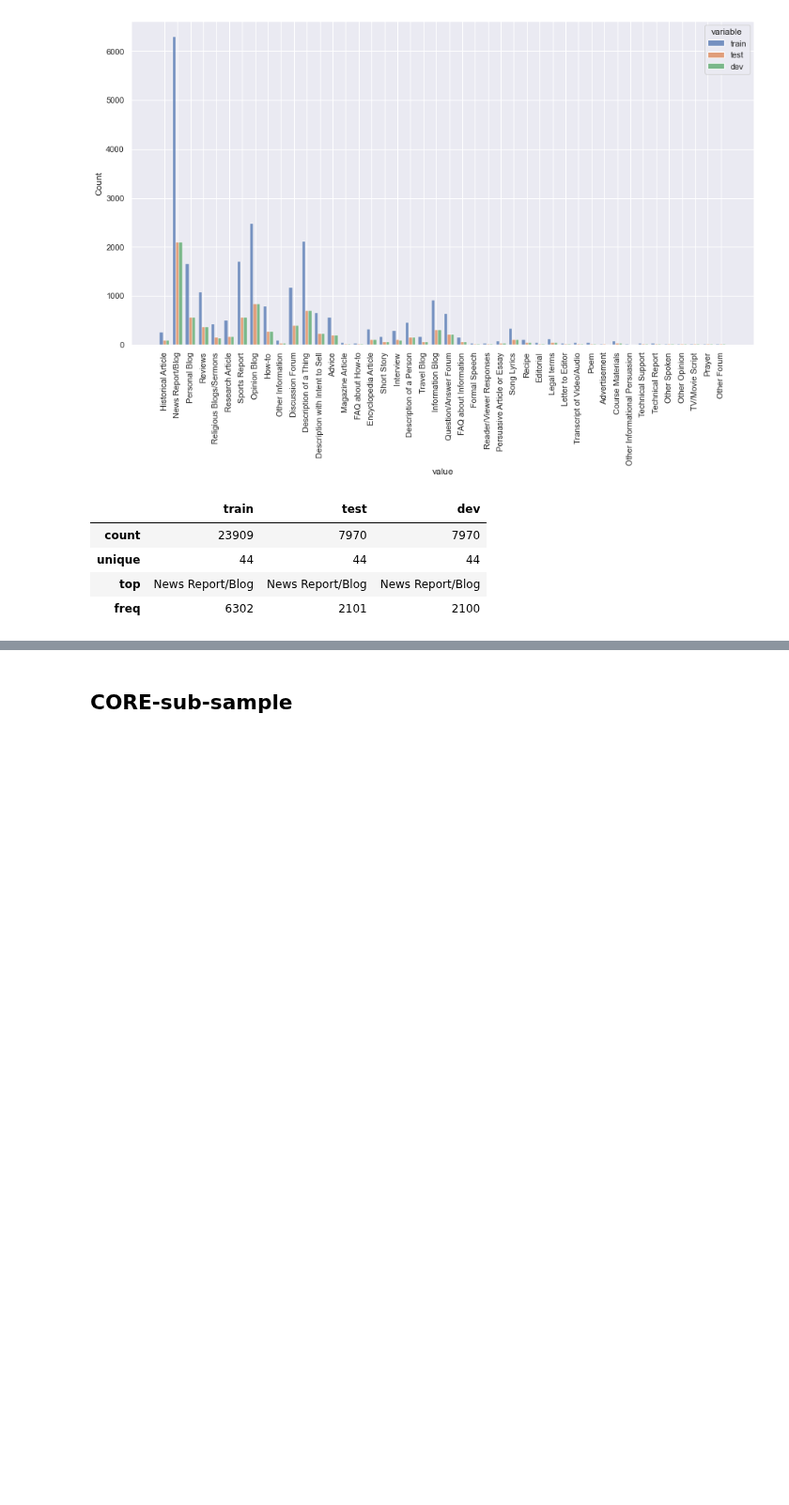
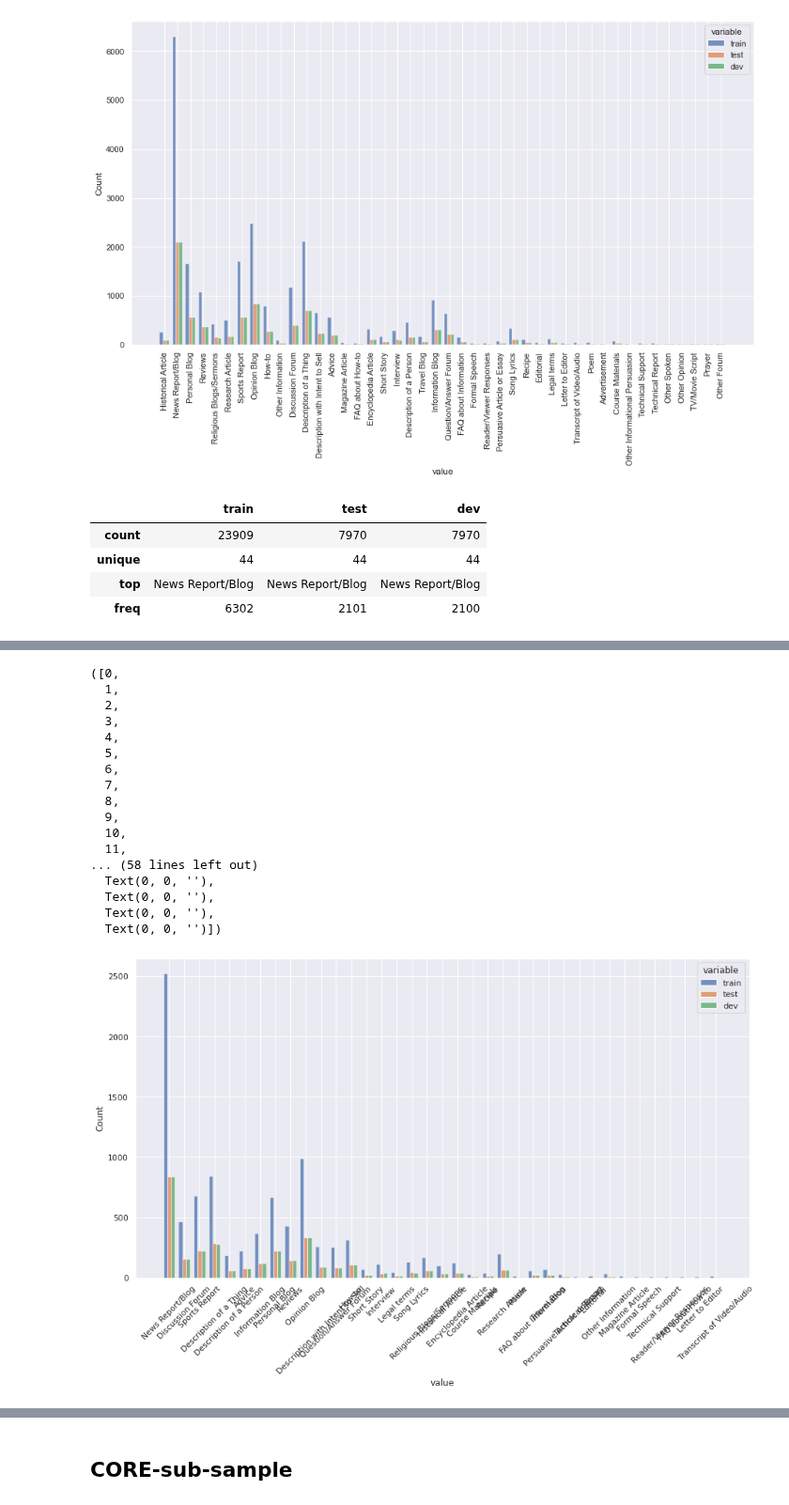
Before and after one commit to TajaKuzman/Genre-Datasets-Comparison, a Jupyter notebook: data-preparation-code/1-Data-Preparation-CORE.ipynb, the cells around one changed output, grey strips where cells are left out. Shown at 94% size. Cells and saved outputs as stored; diff of their text form; code cells hidden in the pictures; blank space fills up the shorter version.

```diff
--- a/data-preparation-code/1-Data-Preparation-CORE.ipynb
+++ b/data-preparation-code/1-Data-Preparation-CORE.ipynb
@@ -775,0 +783,4 @@ dev.to_csv("data/CORE-sub-dev.csv")
+# %%
+# Merge the two datasets
+new_split_sub = pd.concat([sub_test, sub_dev])
+new_split_sub
@@ -775,0 +801,8 @@ dev.to_csv("data/CORE-sub-dev.csv")
+# %%
+# Discard labels with less than 10 instances
+discarded_labels = ["Other Informational Persuasion", "Advertisement", "Prayer", "Other Spoken", "Other Forum", "Other Opinion", "TV/Movie Script"]
+
+for i in discarded_labels:
+    new_split_sub = new_split_sub[new_split_sub["labels"] != i]
+
+new_split_sub.labels.value_counts()
@@ -775,0 +857,40 @@ dev.to_csv("data/CORE-sub-dev.csv")
+# %%
+# Split the dataset (stratified split according to the label)
+from sklearn.model_selection import train_test_split
+train, devtest = train_test_split(new_split_sub, test_size=0.4, random_state=42, shuffle = True, stratify = new_split_sub.labels)
+# %%
+test, dev = train_test_split(devtest, test_size=0.5, random_state=42, shuffle = True, stratify = devtest.labels)
+# %%
+# Observe the distribution of the labels in all sets.
+import matplotlib.pyplot as plt
+import seaborn as sns
+
+# make dataframe
+df = pd.DataFrame({"train":train.labels, "test":test.labels, "dev": dev.labels})
+
+# plot melted dataframe in a single command
+sns.set(rc = {'figure.figsize':(15,8)})
+
+sns.histplot(df.melt(), x='value', hue='variable',
+             multiple='dodge', shrink=.75, bins=20)
+
+plt.xticks(rotation=45)
+# %% [output]
+([0,
+  1,
+  2,
+  3,
+  4,
+  5,
+  6,
+  7,
+  8,
+  9,
+  10,
+  11,
+... (58 lines left out)
+  Text(0, 0, ''),
+  Text(0, 0, ''),
+  Text(0, 0, ''),
+  Text(0, 0, '')])
+[figure, added]
```
Also changed, not shown: parts of 8 cells of this notebook, 12 other files.
